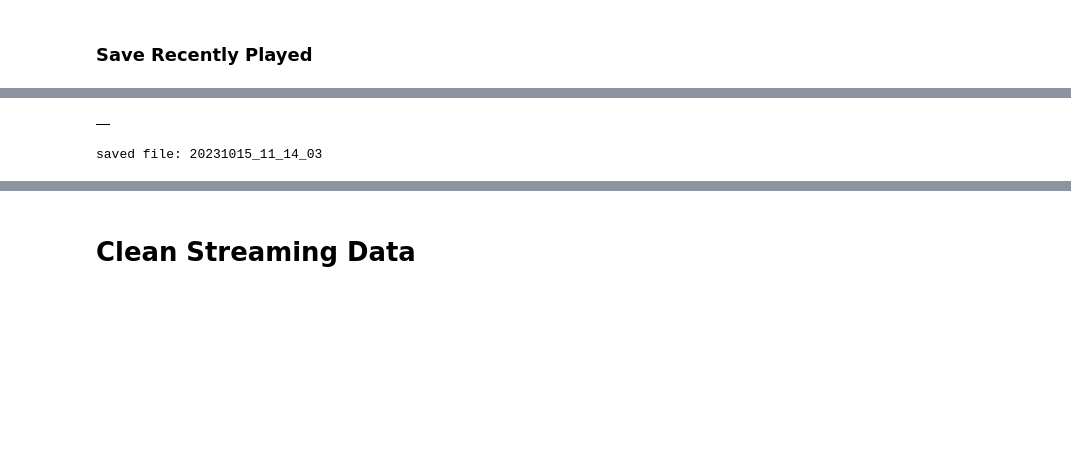
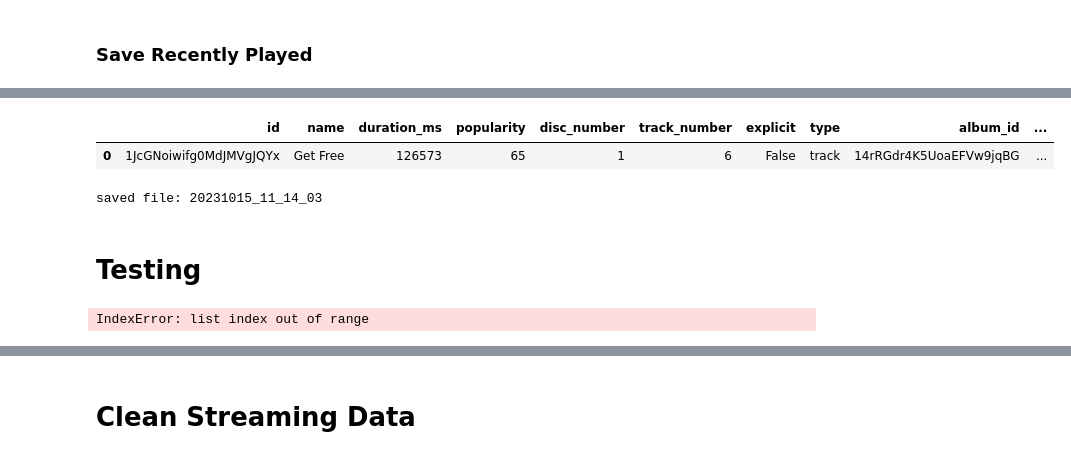
Before and after one commit to spryger-zz/explore_spotify, a Jupyter notebook: spotify_data_analysis.ipynb, the cells around one changed output, grey strips where cells are left out. Cells and saved outputs as stored; diff of their text form; code cells hidden in the pictures; blank space fills up the shorter version.

Commit message:
Parse Changes
Previosly, parse was only used for recently played, but now it can but used on search results as well.

```diff
--- a/spotify_data_analysis.ipynb
+++ b/spotify_data_analysis.ipynb
@@ -173,5 +128,0 @@ result['tracks']['items'][1]
-# %%
-for i in result['tracks']['items']:
-    check_track_name = i['name']
-    check_track_id = i['id']
-    print(check_track_name, check_track_id)
@@ -183,5 +128,0 @@ id = result['tracks']['items'][0]['id']
-# %%
-results_short = []
-for i in result['tracks']['items']:
-    subset = parse_recently_played(i)
-    results_short.append(subset)
@@ -189,0 +129,5 @@ KeyError: 'track'
+# %%
+items_short = []
+for i in search_result['tracks']['items']:
+    subset = parse_track_result(i)
+    items_short.append(subset)
@@ -222,13 +200,19 @@ def get_most_recent_timestamp():
 # runs through the results of recently played and flattens the dictionary
 # returns a cleaned dictionary of recently played
 ###
-def parse_recently_played(recently_played_item):
-    result = recently_played_item['track']
+def parse_track_result(item):
+    try:
+        result = item['track']
+    except:
+        result = item
     subset = dict((k, result[k]) for k in ('id', 'name', 'duration_ms', 'popularity', 'disc_number', 'track_number', 'explicit', 'type'))
     subset['album_id'] = result['album']['id']
     subset['artist_id'] = result['artists'][0]['id']
     subset['artist_count'] = len(result['artists'])
-    subset['played_at'] = recently_played_item['played_at']
+    try:
+        subset['played_at'] = item['played_at']
+    except:
+        pass
     return subset
 
 ###
@@ -246,7 +230,7 @@ def call_recently_played(after_timestamp_unix):
     # parse data and return a shorter, flattened dictionary with track data
     recently_played_short = []
     for i in recently_played['items']:
-        subset = parse_recently_played(i)
+        subset = parse_track_result(i)
         recently_played_short.append(subset)
     return recently_played_short
 
@@ -285,8 +269,15 @@ len(new_recently_played)
-# %%
-new_recently_played.head(5)
-# %% [output]
-|  |
+# %%
+new_recently_played.head()
+# %% [output]
+|  | id | name | duration_ms | popularity | disc_number | track_number | explicit | type | album_id | ... |
+| 0 | 1JcGNoiwifg0MdJMVgJQYx | Get Free | 126573 | 65 | 1 | 6 | False | track | 14rRGdr4K5UoaEFVw9jqBG | ... |
 # %%
 #save_new_recently_played(new_recently_played)
 # %% [output]
 saved file: 20231015_11_14_03
+# %% [markdown]
+# Testing
+# %%
+recently_played['items'][1]
+# %% [output]
+IndexError: list index out of range
```
Also changed, not shown: parts of 20 cells of this notebook.
